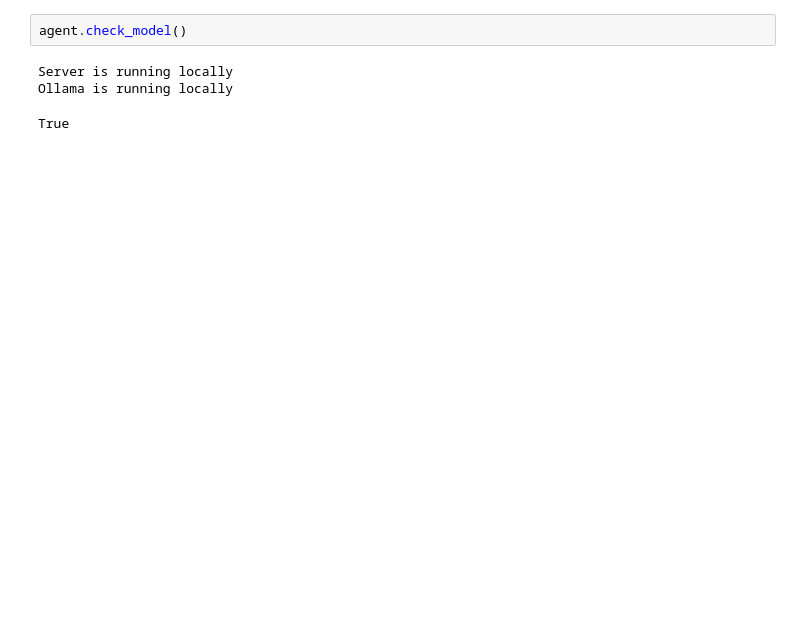
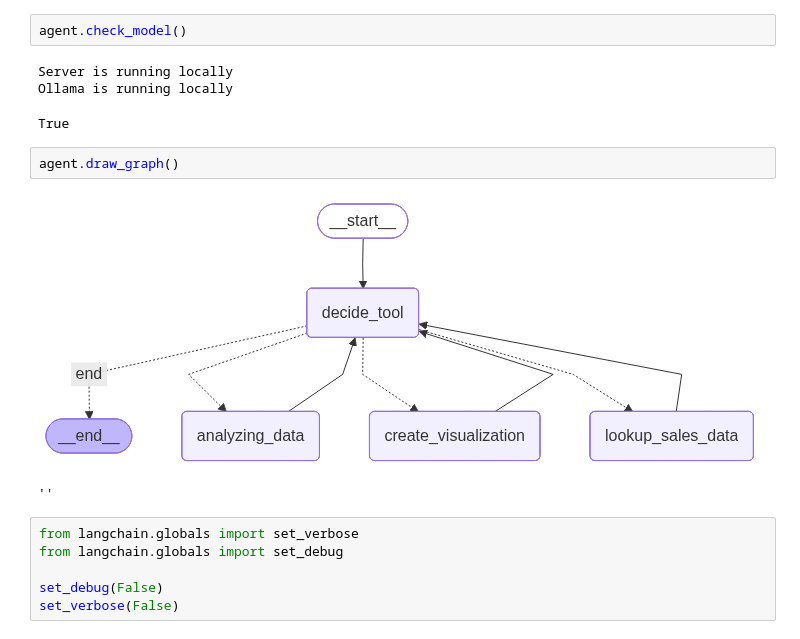
Before and after one commit to Palpal16/DataAgent, a Jupyter notebook: Agent_Object.ipynb, the cells around one changed output. Drawn from its saved outputs; the diff is of its cells as text; blank space fills up the shorter version.

Commit message:
Uploading Docker and Improving Debug for agent in Jupyter Notebook

```diff
--- a/Agent_Object.ipynb
+++ b/Agent_Object.ipynb
@@ -21,3 +24,14 @@ agent.check_model()
 Server is running locally
 Ollama is running locally
 True
+# %%
+agent.draw_graph()
+# %% [output]
+[figure, added]
+''
+# %%
+from langchain.globals import set_verbose
+from langchain.globals import set_debug
+
+set_debug(False)
+set_verbose(False)
```
Also changed, not shown: parts of 5 cells of this notebook, 7 other files.
